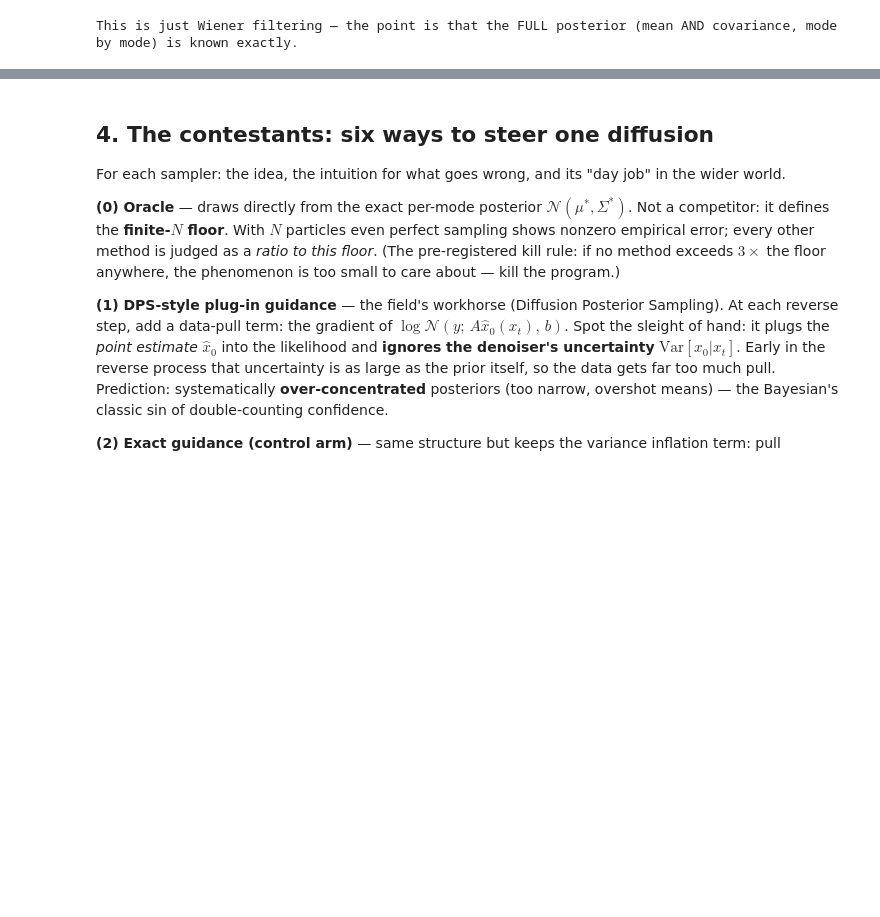
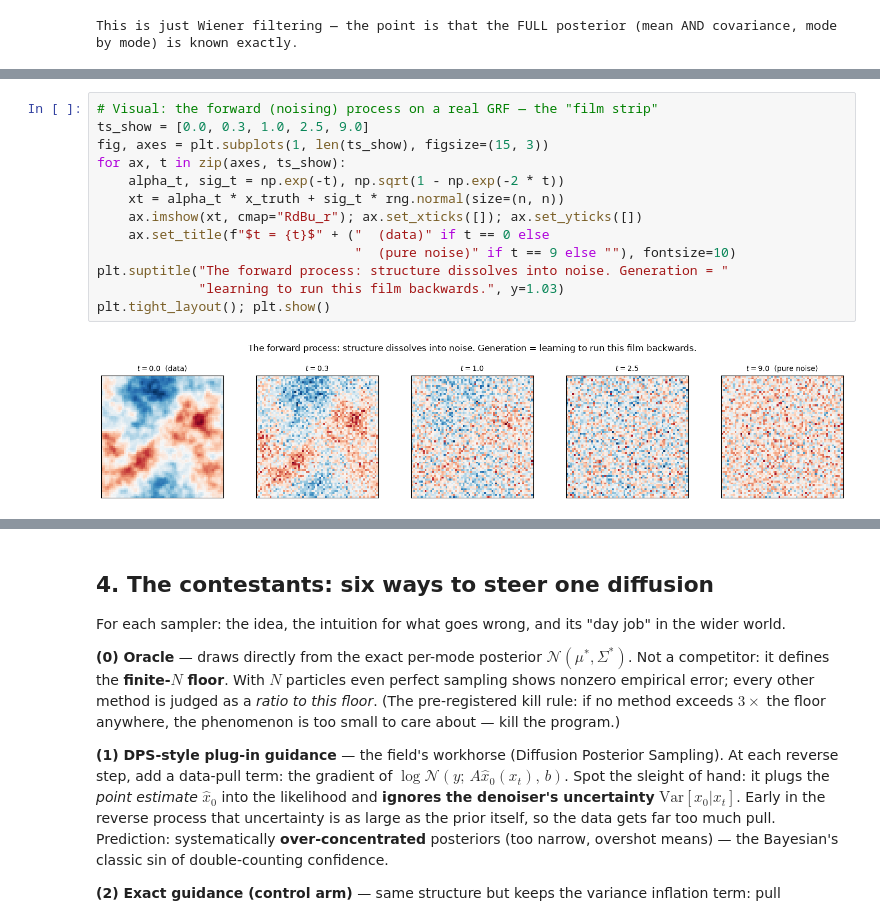
Before and after one commit to AndreasTersenov/tilt-audit, a Jupyter notebook: notebooks/overnight_pilot_tour.ipynb, the cells around one changed output, grey strips where cells are left out. Cells and saved outputs as stored; diff of their text form; blank space fills up the shorter version.

```diff
--- a/notebooks/overnight_pilot_tour.ipynb
+++ b/notebooks/overnight_pilot_tour.ipynb
@@ -135,0 +171,15 @@ This is just Wiener filtering — the point is that the FULL posterior (mean AND
+# %%
+# Visual: the forward (noising) process on a real GRF — the "film strip"
+ts_show = [0.0, 0.3, 1.0, 2.5, 9.0]
+fig, axes = plt.subplots(1, len(ts_show), figsize=(15, 3))
+for ax, t in zip(axes, ts_show):
+    alpha_t, sig_t = np.exp(-t), np.sqrt(1 - np.exp(-2 * t))
+    xt = alpha_t * x_truth + sig_t * rng.normal(size=(n, n))
+    ax.imshow(xt, cmap="RdBu_r"); ax.set_xticks([]); ax.set_yticks([])
+    ax.set_title(f"$t = {t}$" + ("  (data)" if t == 0 else
+                                 "  (pure noise)" if t == 9 else ""), fontsize=10)
+plt.suptitle("The forward process: structure dissolves into noise. Generation = "
+             "learning to run this film backwards.", y=1.03)
+plt.tight_layout(); plt.show()
+# %% [output]
+[figure, added]
```
Also changed, not shown: parts of 9 cells of this notebook, 1 other file.
